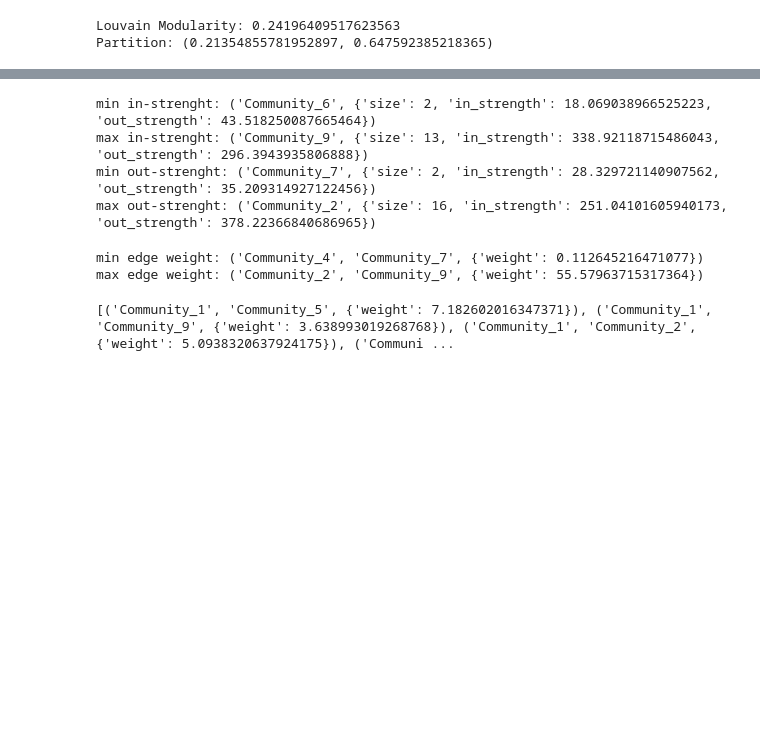
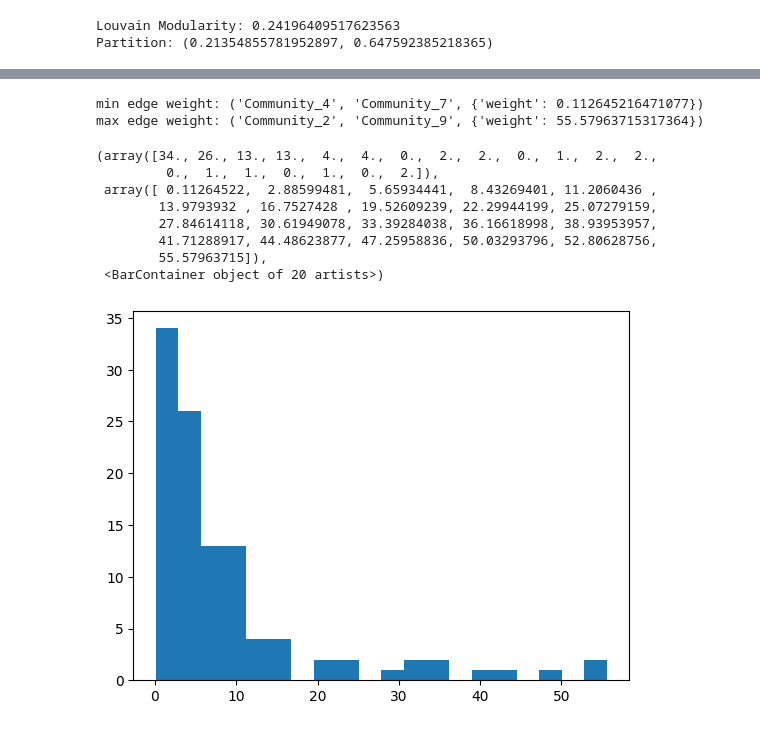
Before and after one commit to CristinaLiccia/co-morbidity-network-analysis, a Jupyter notebook: community_anlysis.ipynb, the cells around one changed output, grey strips where cells are left out. Saved outputs shown, nothing was run; the diff lists cells and outputs as text; code cells hidden in the pictures; blank space fills up the shorter version.

Commit message:
sort array

```diff
--- a/community_anlysis.ipynb
+++ b/community_anlysis.ipynb
@@ -341,21 +195,21 @@ plt.show()
 <Figure size 200000x180000 with 0 Axes>
-# %%
-print(f"min in-strenght: {min(G_super.nodes(data=True), key=lambda x: x[1]['in_strength'])}")
-print(f"max in-strenght: {max(G_super.nodes(data=True), key=lambda x: x[1]['in_strength'])}")
-print(f"min out-strenght: {min(G_super.nodes(data=True), key=lambda x: x[1]['out_strength'])}")
-print(f"max out-strenght: {max(G_super.nodes(data=True), key=lambda x: x[1]['out_strength'])}")
-# %% [output]
-min in-strenght: ('Community_6', {'size': 2, 'in_strength': 18.069038966525223, 'out_strength': 43.518250087665464})
-max in-strenght: ('Community_9', {'size': 13, 'in_strength': 338.92118715486043, 'out_strength': 296.3943935806888})
-min out-strenght: ('Community_7', {'size': 2, 'in_strength': 28.329721140907562, 'out_strength': 35.209314927122456})
-max out-strenght: ('Community_2', {'size': 16, 'in_strength': 251.04101605940173, 'out_strength': 378.22366840686965})
 # %%
 print(f"min edge weight: {min(G_super.edges(data=True), key=lambda x: x[2]['weight'])}")
 print(f"max edge weight: {max(G_super.edges(data=True), key=lambda x: x[2]['weight'])}")
 # %% [output]
 min edge weight: ('Community_4', 'Community_7', {'weight': 0.112645216471077})
 max edge weight: ('Community_2', 'Community_9', {'weight': 55.57963715317364})
-# %%
-print(G_super.edges(data=True))
-# %% [output]
-[('Community_1', 'Community_5', {'weight': 7.182602016347371}), ('Community_1', 'Community_9', {'weight': 3.638993019268768}), ('Community_1', 'Community_2', {'weight': 5.0938320637924175}), ('Communi ...
+# %%
+#plot distribution of edge weights
+edge_weights = [data['weight'] for _, _, data in G_super.edges(data=True)]
+plt.hist(edge_weights, bins=20)
+# %% [output]
+(array([34., 26., 13., 13.,  4.,  4.,  0.,  2.,  2.,  0.,  1.,  2.,  2.,
+         0.,  1.,  1.,  0.,  1.,  0.,  2.]),
+ array([ 0.11264522,  2.88599481,  5.65934441,  8.43269401, 11.2060436 ,
+        13.9793932 , 16.7527428 , 19.52609239, 22.29944199, 25.07279159,
+        27.84614118, 30.61949078, 33.39284038, 36.16618998, 38.93953957,
+        41.71288917, 44.48623877, 47.25958836, 50.03293796, 52.80628756,
+        55.57963715]),
+ <BarContainer object of 20 artists>)
+[figure, added]
```
Also changed, not shown: parts of 19 cells of this notebook.
